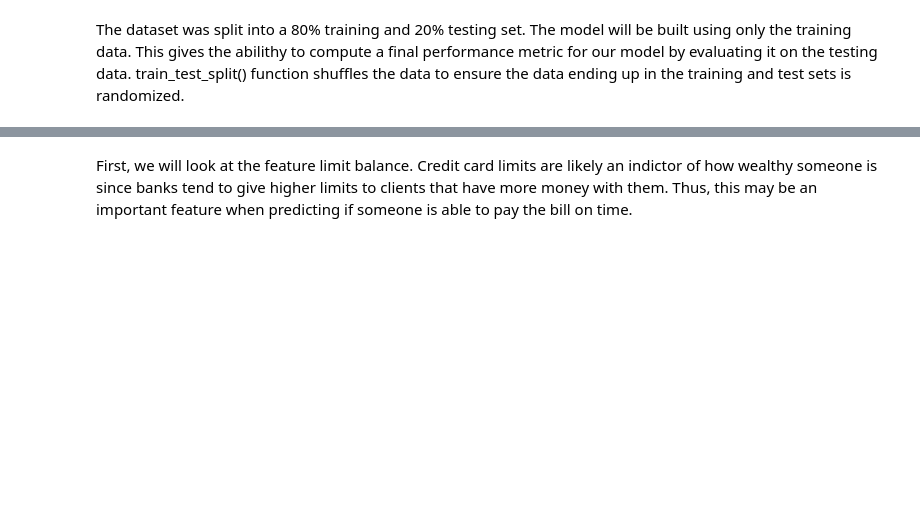
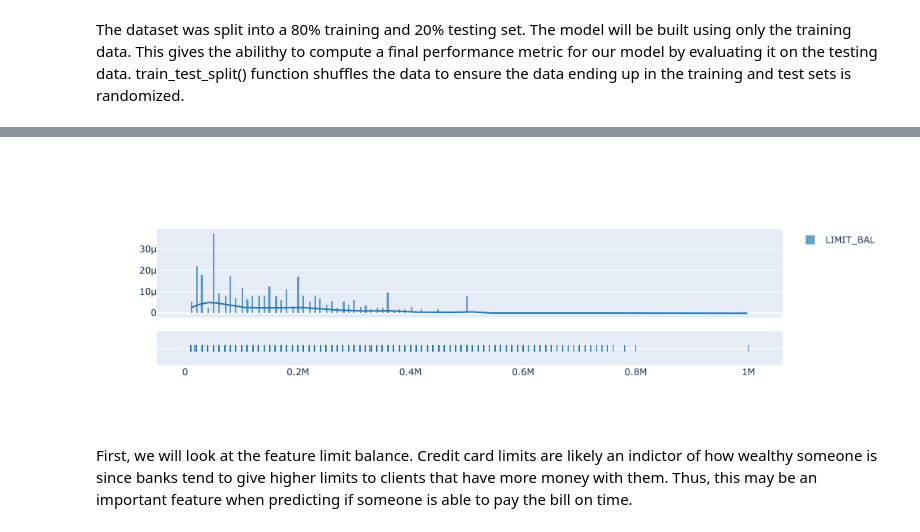
Before and after one commit to hmartin11/DSCI-310-Group-4, a Jupyter notebook: data_analysis.ipynb, the cells around one changed output, grey strips where cells are left out. Cells and saved outputs as stored; diff of their text form; code cells hidden in the pictures; blank space fills up the shorter version.

```diff
--- a/data_analysis.ipynb
+++ b/data_analysis.ipynb
@@ -82,3 +156,10 @@ The dataset was split into a 80% training and 20% testing set. The model will be
+# %%
+limit_bal = df[['LIMIT_BAL']]
+limit_bal_array=limit_bal.to_numpy()
+fig = ff.create_distplot(limit_bal_array.transpose(),group_labels = ['LIMIT_BAL'],bin_size=3000, show_curve = True)
+fig.show()
+# %% [output]
+[figure, added]
 # %% [markdown]
 First, we will look at the feature limit balance. Credit card limits are likely an indictor of how wealthy someone is since banks tend to give higher limits to clients that have more money with them. Thus, this may be an important feature when predicting if someone is able to pay the bill on time.
 # %%
```
Also changed, not shown: parts of 21 cells of this notebook.
